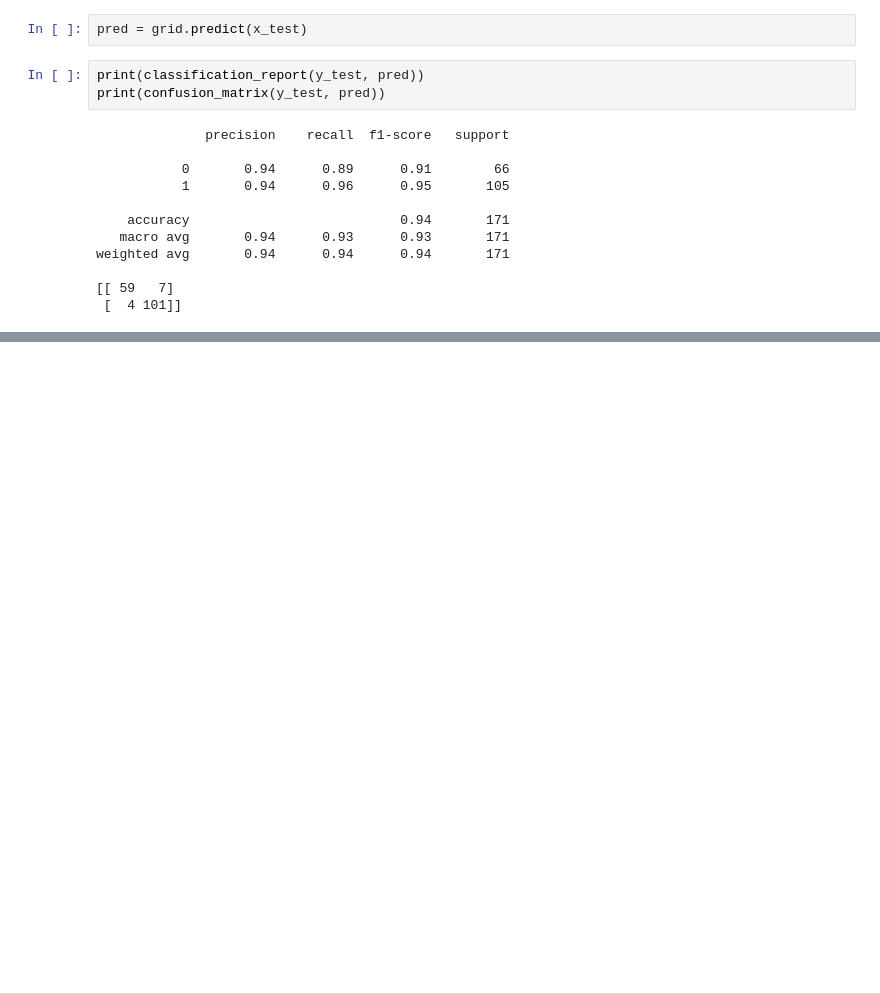
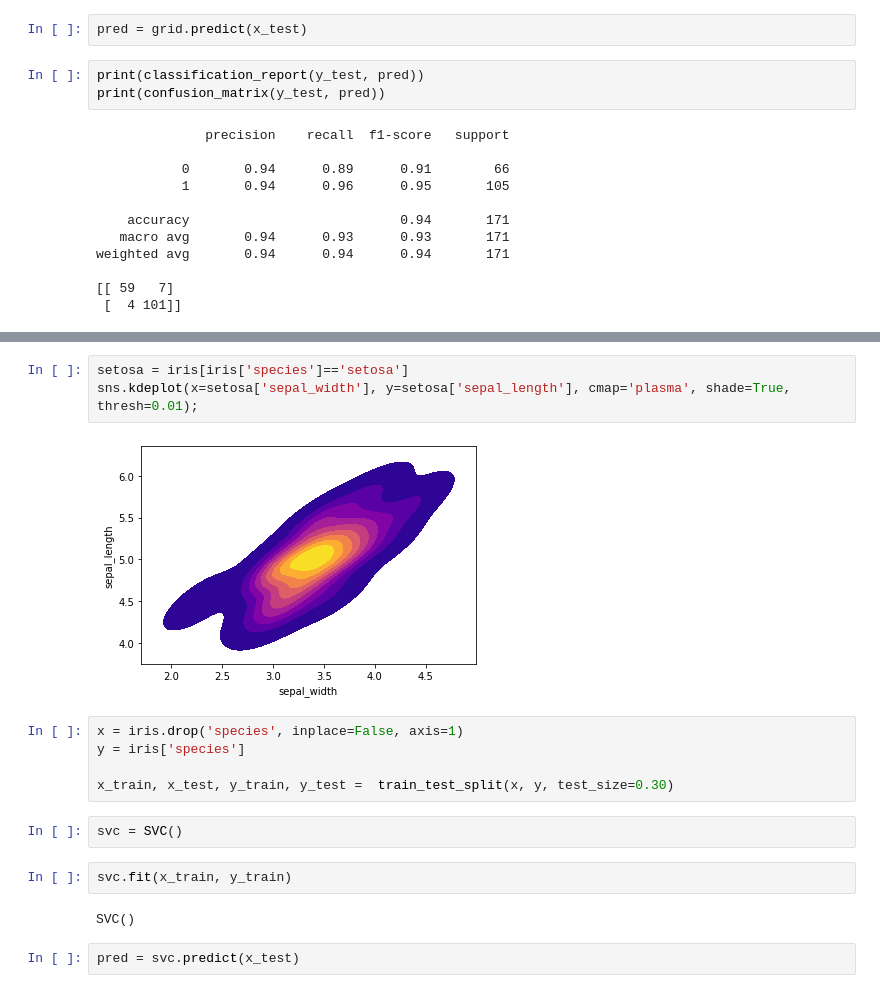
Before and after one commit to FivMeyer/Python_Studies, a Jupyter notebook: 06_svm.ipynb, the cells around one changed output, grey strips where cells are left out. Drawn from its saved outputs; the diff is of its cells as text; blank space fills up the shorter version.

```diff
--- a/06_svm.ipynb
+++ b/06_svm.ipynb
@@ -155,0 +194,18 @@ weighted avg       0.94      0.94      0.94       171
+# %%
+setosa = iris[iris['species']=='setosa']
+sns.kdeplot(x=setosa['sepal_width'], y=setosa['sepal_length'], cmap='plasma', shade=True, thresh=0.01);
+# %% [output]
+[figure, added]
+# %%
+x = iris.drop('species', inplace=False, axis=1)
+y = iris['species']
+
+x_train, x_test, y_train, y_test =  train_test_split(x, y, test_size=0.30)
+# %%
+svc = SVC()
+# %%
+svc.fit(x_train, y_train)
+# %% [output]
+SVC()
+# %%
+pred = svc.predict(x_test)
```
Also changed, not shown: parts of 14 cells of this notebook.
